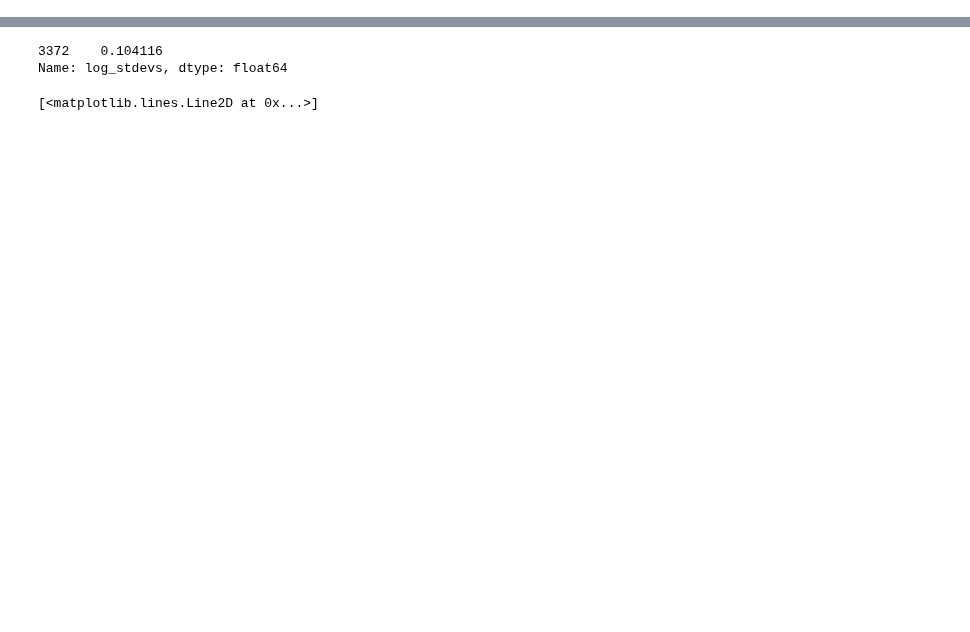
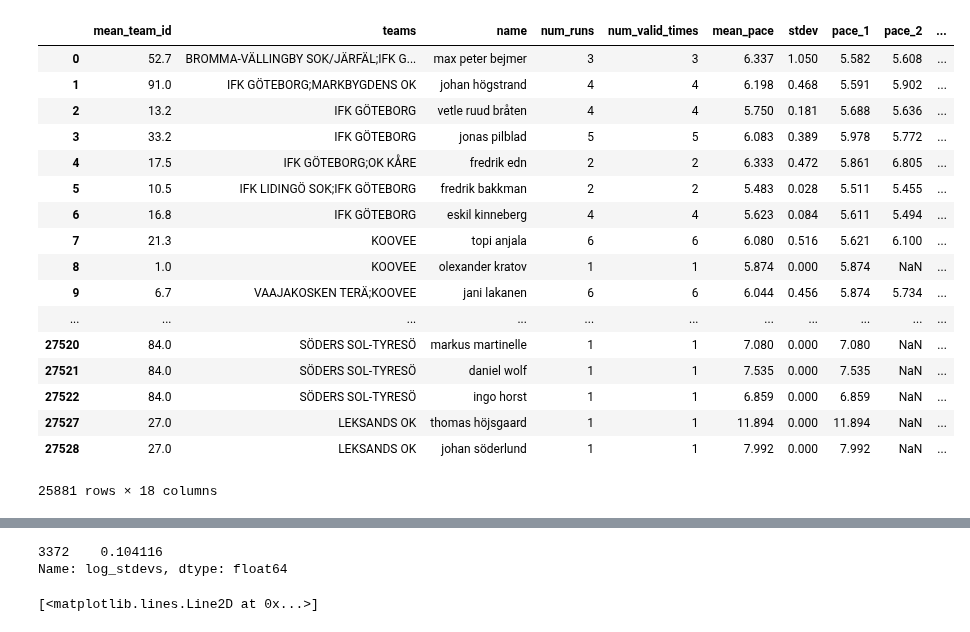
Before and after one commit to dins/jukola-xml-model, a Jupyter notebook: log_normal_spike.ipynb, the cells around one changed output, grey strips where cells are left out. Saved outputs shown, nothing was run; the diff lists cells and outputs as text; code cells hidden in the pictures; blank space fills up the shorter version.

```diff
--- a/log_normal_spike.ipynb
+++ b/log_normal_spike.ipynb
@@ -7,13 +8,7 @@ import matplotlib.pyplot as plt
 in_file_name = 'data/grouped_paces_ju.tsv'
 df_all = pd.read_csv(in_file_name, delimiter="\t")
 # %%
-df = df_all[np.isfinite(df_all.pace_2)]
+df = df_all[np.isfinite(df_all.pace_1)]
 #df = df_all
+with_history = df_all[np.isfinite(df_all.pace_3)]
-# %%
-df = df.assign(logp_1=pd.Series(np.log(df.pace_1)).values)
-df = df.assign(logp_2=pd.Series(np.log(df.pace_2)).values)
-df = df.assign(logp_3=pd.Series(np.log(df.pace_3)).values)
-df = df.assign(logp_4=pd.Series(np.log(df.pace_4)).values)
-df = df.assign(logp_5=pd.Series(np.log(df.pace_5)).values)
-df = df.assign(logp_6=pd.Series(np.log(df.pace_6)).values)
 # %%
@@ -30,0 +38,21 @@ medians = lognorm.median(s = df["log_stdevs"], scale = np.exp(df["log_means"]))
+# %%
+df
+# %% [output]
+|  | mean_team_id | teams | name | num_runs | num_valid_times | mean_pace | stdev | pace_1 | pace_2 | ... |
+| 0 | 52.7 | BROMMA-VÄLLINGBY SOK/JÄRFÄL;IFK G... | max peter bejmer | 3 | 3 | 6.337 | 1.050 | 5.582 | 5.608 | ... |
+| 1 | 91.0 | IFK GÖTEBORG;MARKBYGDENS OK | johan högstrand | 4 | 4 | 6.198 | 0.468 | 5.591 | 5.902 | ... |
+| 2 | 13.2 | IFK GÖTEBORG | vetle ruud bråten | 4 | 4 | 5.750 | 0.181 | 5.688 | 5.636 | ... |
+| 3 | 33.2 | IFK GÖTEBORG | jonas pilblad | 5 | 5 | 6.083 | 0.389 | 5.978 | 5.772 | ... |
+| 4 | 17.5 | IFK GÖTEBORG;OK KÅRE | fredrik edn | 2 | 2 | 6.333 | 0.472 | 5.861 | 6.805 | ... |
+| 5 | 10.5 | IFK LIDINGÖ SOK;IFK GÖTEBORG | fredrik bakkman | 2 | 2 | 5.483 | 0.028 | 5.511 | 5.455 | ... |
+| 6 | 16.8 | IFK GÖTEBORG | eskil kinneberg | 4 | 4 | 5.623 | 0.084 | 5.611 | 5.494 | ... |
+| 7 | 21.3 | KOOVEE | topi anjala | 6 | 6 | 6.080 | 0.516 | 5.621 | 6.100 | ... |
+| 8 | 1.0 | KOOVEE | olexander kratov | 1 | 1 | 5.874 | 0.000 | 5.874 | NaN | ... |
+| 9 | 6.7 | VAAJAKOSKEN TERÄ;KOOVEE | jani lakanen | 6 | 6 | 6.044 | 0.456 | 5.874 | 5.734 | ... |
+| ... | ... | ... | ... | ... | ... | ... | ... | ... | ... | ... |
+| 27520 | 84.0 | SÖDERS SOL-TYRESÖ | markus martinelle | 1 | 1 | 7.080 | 0.000 | 7.080 | NaN | ... |
+| 27521 | 84.0 | SÖDERS SOL-TYRESÖ | daniel wolf | 1 | 1 | 7.535 | 0.000 | 7.535 | NaN | ... |
+| 27522 | 84.0 | SÖDERS SOL-TYRESÖ | ingo horst | 1 | 1 | 6.859 | 0.000 | 6.859 | NaN | ... |
+| 27527 | 27.0 | LEKSANDS OK | thomas höjsgaard | 1 | 1 | 11.894 | 0.000 | 11.894 | NaN | ... |
+| 27528 | 27.0 | LEKSANDS OK | johan söderlund | 1 | 1 | 7.992 | 0.000 | 7.992 | NaN | ... |
+25881 rows × 18 columns
```
Also changed, not shown: parts of 14 cells of this notebook, 1 other file.
